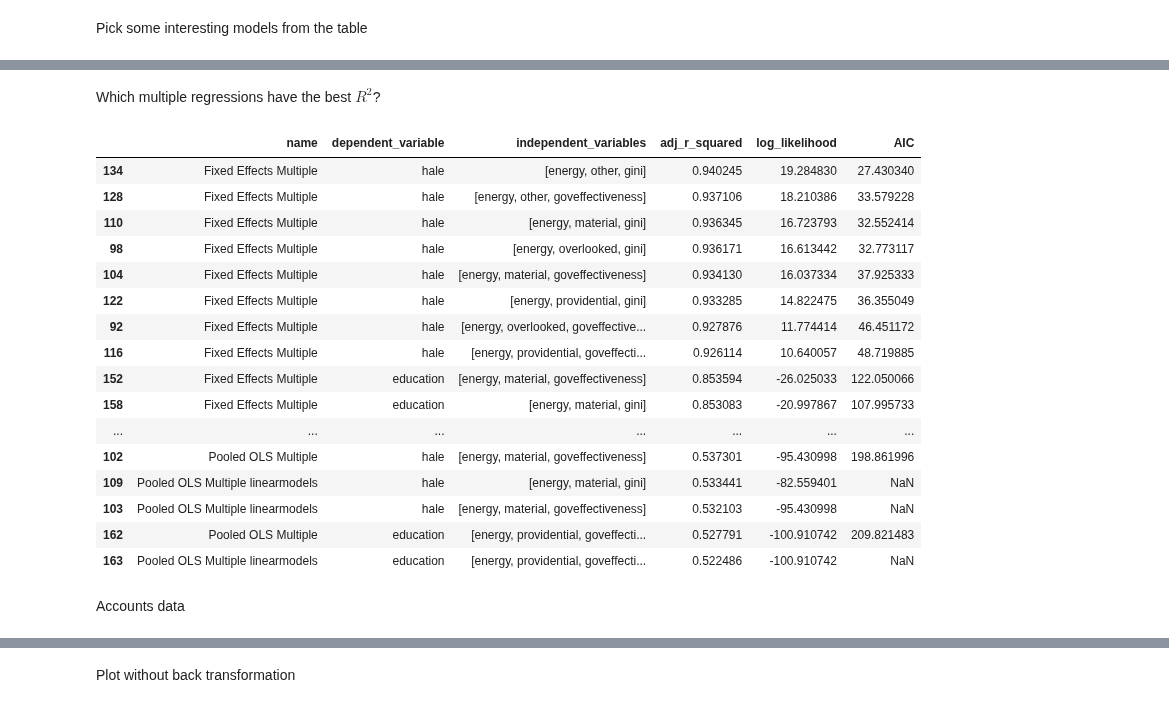
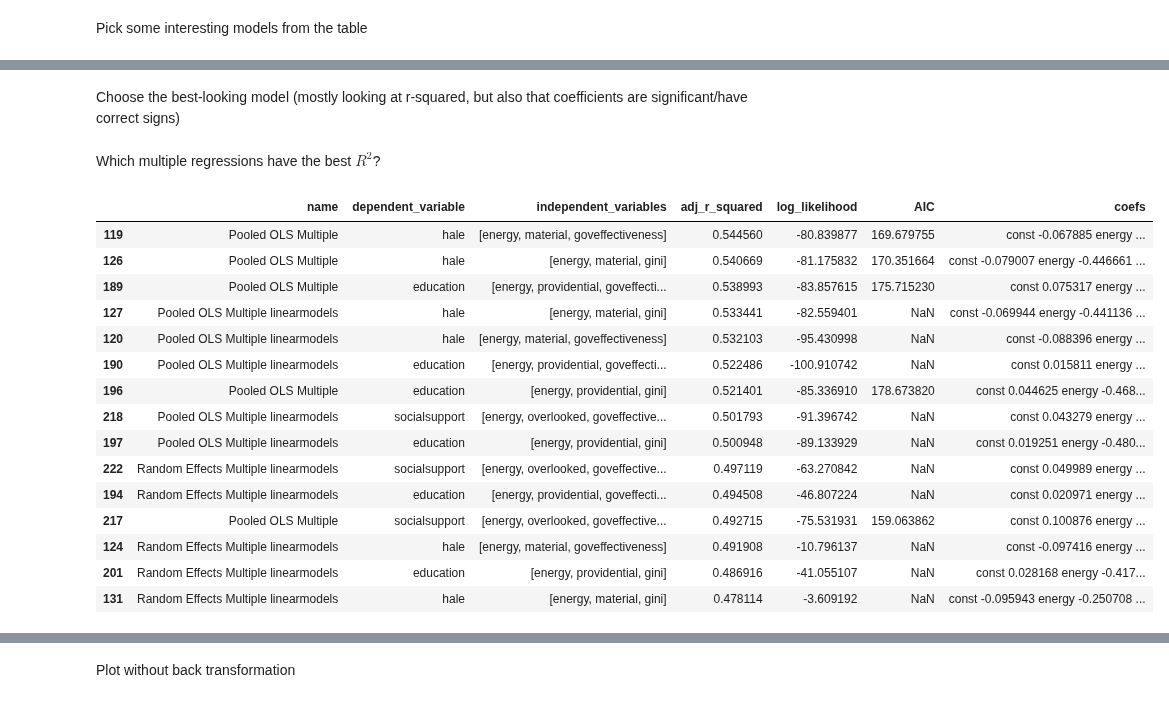
Before and after one commit to saviorand/provisioning-model, a Jupyter notebook: provisioning_model/notebooks/foundational/viz_regressions.ipynb, the cells around one changed output, grey strips where cells are left out. Cells and saved outputs as stored; diff of their text form; code cells hidden in the pictures.

```diff
--- a/provisioning_model/notebooks/foundational/viz_regressions.ipynb
+++ b/provisioning_model/notebooks/foundational/viz_regressions.ipynb
@@ -122,0 +179,2 @@ selected_single_model_socialsupport_overlooked = single_regressions_df.iloc[2]['
+# %% [markdown]
+Choose the best-looking model (mostly looking at r-squared, but also that coefficients are significant/have correct signs)
@@ -123,29 +183,33 @@ selected_single_model_socialsupport_overlooked = single_regressions_df.iloc[2]['
 # %% [markdown]
 Which multiple regressions have the best $R^2$?
 # %%
+# multiple_regressions_df_accounts = df_regressions_accounts[df_regressions_accounts['name'].str.contains('Multiple')]
+# multiple_regressions_df_accounts = multiple_regressions_df_accounts.sort_values(by="goodness_of_fit", key=lambda k: k.str["adj_r_squared"], ascending=False)
+# multiple_regressions_df_accounts_overview = multiple_regressions_df_accounts[['name', 'dependent_variable', 'independent_variables', 'goodness_of_fit']]
+# multiple_regressions_df_accounts_overview = pd.concat([multiple_regressions_df_accounts_overview.drop(['goodness_of_fit'], axis=1), multiple_regressions_df_accounts_overview['goodness_of_fit'].apply(pd.Series)], axis=1)
+# multiple_regressions_df_accounts_overview = multiple_regressions_df_accounts_overview.drop(['model_name'], axis=1)
+# multiple_regressions_df_accounts_overview.head(30)
+# Optionally same for labour cost survey data
 multiple_regressions_df = df_regressions[df_regressions['name'].str.contains('Multiple')]
 multiple_regressions_df = multiple_regressions_df.sort_values(by="goodness_of_fit", key=lambda k: k.str["adj_r_squared"], ascending=False)
 multiple_regressions_df_overview = multiple_regressions_df[['name', 'dependent_variable', 'independent_variables', 'goodness_of_fit']]
 multiple_regressions_df_overview = pd.concat([multiple_regressions_df_overview.drop(['goodness_of_fit'], axis=1), multiple_regressions_df_overview['goodness_of_fit'].apply(pd.Series)], axis=1)
 multiple_regressions_df_overview = multiple_regressions_df_overview.drop(['model_name'], axis=1)
-multiple_regressions_df_overview.head(30)
+multiple_regressions_df_overview.head(15)
 # %% [output]
-|  | name | dependent_variable | independent_variables | adj_r_squared | log_likelihood | AIC |
-| 134 | Fixed Effects Multiple | hale | [energy, other, gini] | 0.940245 | 19.284830 | 27.430340 |
-| 128 | Fixed Effects Multiple | hale | [energy, other, goveffectiveness] | 0.937106 | 18.210386 | 33.579228 |
-| 110 | Fixed Effects Multiple | hale | [energy, material, gini] | 0.936345 | 16.723793 | 32.552414 |
-| 98 | Fixed Effects Multiple | hale | [energy, overlooked, gini] | 0.936171 | 16.613442 | 32.773117 |
-| 104 | Fixed Effects Multiple | hale | [energy, material, goveffectiveness] | 0.934130 | 16.037334 | 37.925333 |
-| 122 | Fixed Effects Multiple | hale | [energy, providential, gini] | 0.933285 | 14.822475 | 36.355049 |
-| 92 | Fixed Effects Multiple | hale | [energy, overlooked, goveffective... | 0.927876 | 11.774414 | 46.451172 |
-| 116 | Fixed Effects Multiple | hale | [energy, providential, goveffecti... | 0.926114 | 10.640057 | 48.719885 |
-| 152 | Fixed Effects Multiple | education | [energy, material, goveffectiveness] | 0.853594 | -26.025033 | 122.050066 |
-| 158 | Fixed Effects Multiple | education | [energy, material, gini] | 0.853083 | -20.997867 | 107.995733 |
-| ... | ... | ... | ... | ... | ... | ... |
-| 102 | Pooled OLS Multiple | hale | [energy, material, goveffectiveness] | 0.537301 | -95.430998 | 198.861996 |
-| 109 | Pooled OLS Multiple linearmodels | hale | [energy, material, gini] | 0.533441 | -82.559401 | NaN |
-| 103 | Pooled OLS Multiple linearmodels | hale | [energy, material, goveffectiveness] | 0.532103 | -95.430998 | NaN |
-| 162 | Pooled OLS Multiple | education | [energy, providential, goveffecti... | 0.527791 | -100.910742 | 209.821483 |
-| 163 | Pooled OLS Multiple linearmodels | education | [energy, providential, goveffecti... | 0.522486 | -100.910742 | NaN |
+|  | name | dependent_variable | independent_variables | adj_r_squared | log_likelihood | AIC | coefs |
+| 119 | Pooled OLS Multiple | hale | [energy, material, goveffectiveness] | 0.544560 | -80.839877 | 169.679755 | const -0.067885 energy ... |
+| 126 | Pooled OLS Multiple | hale | [energy, material, gini] | 0.540669 | -81.175832 | 170.351664 | const -0.079007 energy -0.446661 ... |
+| 189 | Pooled OLS Multiple | education | [energy, providential, goveffecti... | 0.538993 | -83.857615 | 175.715230 | const 0.075317 energy ... |
+| 127 | Pooled OLS Multiple linearmodels | hale | [energy, material, gini] | 0.533441 | -82.559401 | NaN | const -0.069944 energy -0.441136 ... |
+| 120 | Pooled OLS Multiple linearmodels | hale | [energy, material, goveffectiveness] | 0.532103 | -95.430998 | NaN | const -0.088396 energy ... |
+| 190 | Pooled OLS Multiple linearmodels | education | [energy, providential, goveffecti... | 0.522486 | -100.910742 | NaN | const 0.015811 energy ... |
+| 196 | Pooled OLS Multiple | education | [energy, providential, gini] | 0.521401 | -85.336910 | 178.673820 | const 0.044625 energy -0.468... |
+| 218 | Pooled OLS Multiple linearmodels | socialsupport | [energy, overlooked, goveffective... | 0.501793 | -91.396742 | NaN | const 0.043279 energy ... |
+| 197 | Pooled OLS Multiple linearmodels | education | [energy, providential, gini] | 0.500948 | -89.133929 | NaN | const 0.019251 energy -0.480... |
+| 222 | Random Effects Multiple linearmodels | socialsupport | [energy, overlooked, goveffective... | 0.497119 | -63.270842 | NaN | const 0.049989 energy ... |
+| 194 | Random Effects Multiple linearmodels | education | [energy, providential, goveffecti... | 0.494508 | -46.807224 | NaN | const 0.020971 energy ... |
+| 217 | Pooled OLS Multiple | socialsupport | [energy, overlooked, goveffective... | 0.492715 | -75.531931 | 159.063862 | const 0.100876 energy ... |
+| 124 | Random Effects Multiple linearmodels | hale | [energy, material, goveffectiveness] | 0.491908 | -10.796137 | NaN | const -0.097416 energy ... |
+| 201 | Random Effects Multiple linearmodels | education | [energy, providential, gini] | 0.486916 | -41.055107 | NaN | const 0.028168 energy -0.417... |
+| 131 | Random Effects Multiple linearmodels | hale | [energy, material, gini] | 0.478114 | -3.609192 | NaN | const -0.095943 energy -0.250708 ... |
-# %% [markdown]
-Accounts data
```
Also changed, not shown: parts of 35 cells of this notebook, 3 other files.
